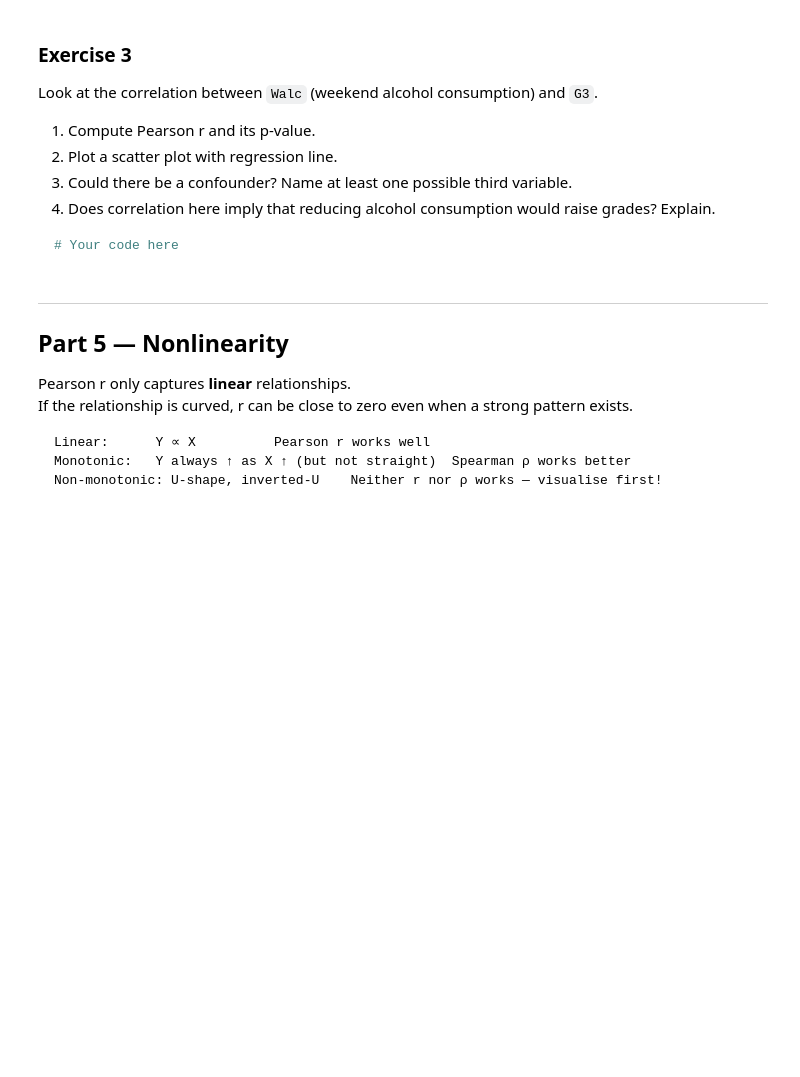
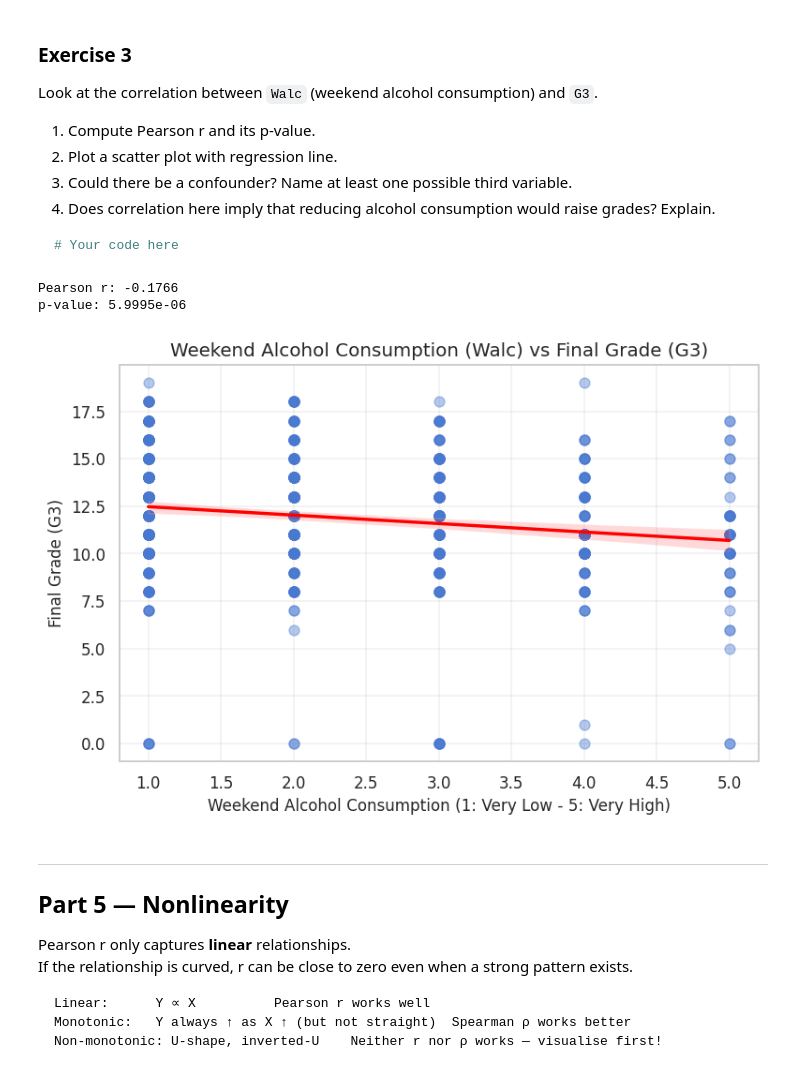
Before and after one commit to sahibshakhayev/IntroToDS, a Jupyter notebook: Solved/LB_4.ipynb, the cells around one changed output. Saved outputs shown, nothing was run; the diff lists cells and outputs as text; code cells hidden in the pictures; blank space fills up the shorter version.

```diff
--- a/Solved/LB_4.ipynb
+++ b/Solved/LB_4.ipynb
@@ -477,3 +531,30 @@ Look at the correlation between `Walc` (weekend alcohol consumption) and `G3`.
+# %%
+# Your answer here
+
+
+from scipy import stats
+import seaborn as sns
+import matplotlib.pyplot as plt
+
+# 1. Compute Pearson r and its p-value
+pearson_r, p_value = stats.pearsonr(df['Walc'], df['G3'])
+print(f"Pearson r: {pearson_r:.4f}")
+print(f"p-value: {p_value:.4e}")
+
+# 2. Plot a scatter plot with regression line
+plt.figure(figsize=(8, 5))
+sns.regplot(data=df, x='Walc', y='G3',
+            scatter_kws={'alpha': 0.4, 's': 50},
+            line_kws={'color': 'red'})
+plt.title("Weekend Alcohol Consumption (Walc) vs Final Grade (G3)")
+plt.xlabel("Weekend Alcohol Consumption (1: Very Low - 5: Very High)")
+plt.ylabel("Final Grade (G3)")
+plt.grid(True, alpha=0.3)
+plt.show()
+# %% [output]
+Pearson r: -0.1766
+p-value: 5.9995e-06
+[figure, added]
 # %% [markdown]
 ---
 ## Part 5 — Nonlinearity
```
Also changed, not shown: parts of 10 cells of this notebook.
